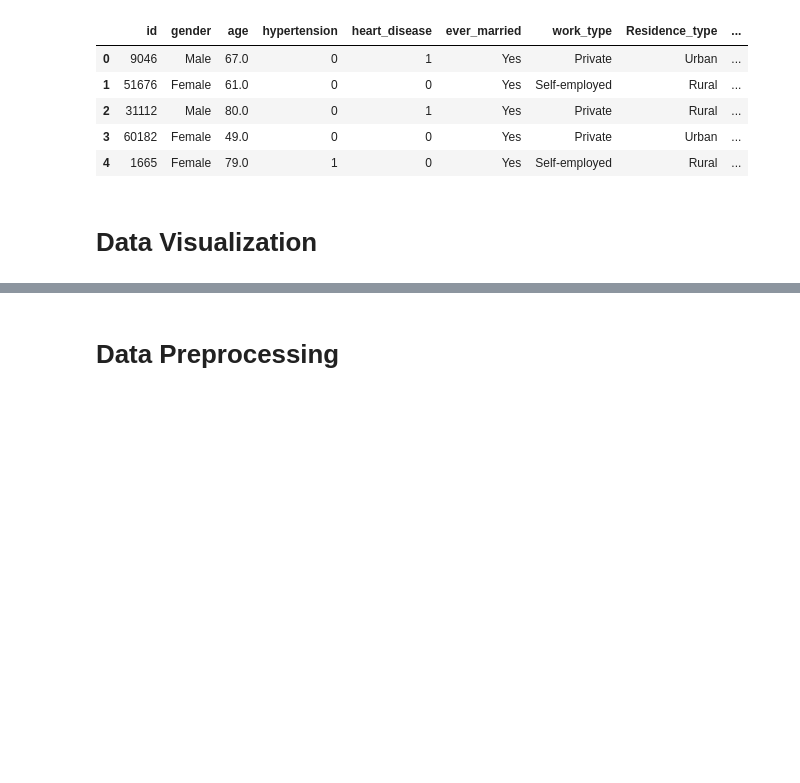
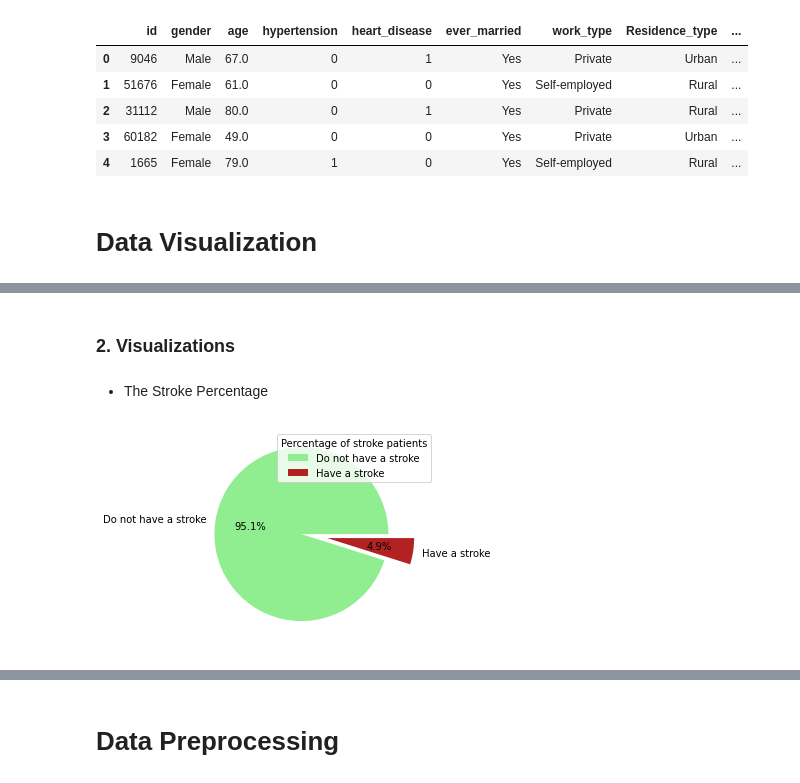
Before and after one commit to Yomna-Sabah/Machine-Learning, a Jupyter notebook: Stroke Prediction/StrokePrediction.ipynb, the cells around one changed output, grey strips where cells are left out. Saved outputs shown, nothing was run; the diff lists cells and outputs as text; code cells hidden in the pictures; blank space fills up the shorter version.

```diff
--- a/Stroke Prediction/StrokePrediction.ipynb
+++ b/Stroke Prediction/StrokePrediction.ipynb
@@ -36,3 +37,5 @@ data.head()
 | 4 | 1665 | Female | 79.0 | 1 | 0 | Yes | Self-employed | Rural | ... |
 # %% [markdown]
 # **Data Visualization**
+# %%
+vData=data.copy()
@@ -38,0 +44,3 @@ data.head()
+# %%
+vData.drop(columns=['id'],inplace=True)
+vData.describe()
@@ -38,0 +92,16 @@ data.head()
+# %% [markdown]
+### **2. Visualizations**
+# %% [markdown]
+* The Stroke Percentage
+# %%
+dt_target_recoured=vData['stroke'].astype('int32')
+dt_target_recoured.value_counts()
+
+fig1, ax1 = plt.subplots()
+ax1.pie(dt_target_recoured.value_counts() , labels = ['Do not have a stroke' , 'Have a stroke'] , autopct='%1.1f%%',
+        colors=['lightgreen','firebrick'] , explode=(0.3,0) )
+
+plt.legend(title = "Percentage of stroke patients" )
+plt.show()
+# %% [output]
+[figure, added]
```
Also changed, not shown: parts of 21 cells of this notebook.
